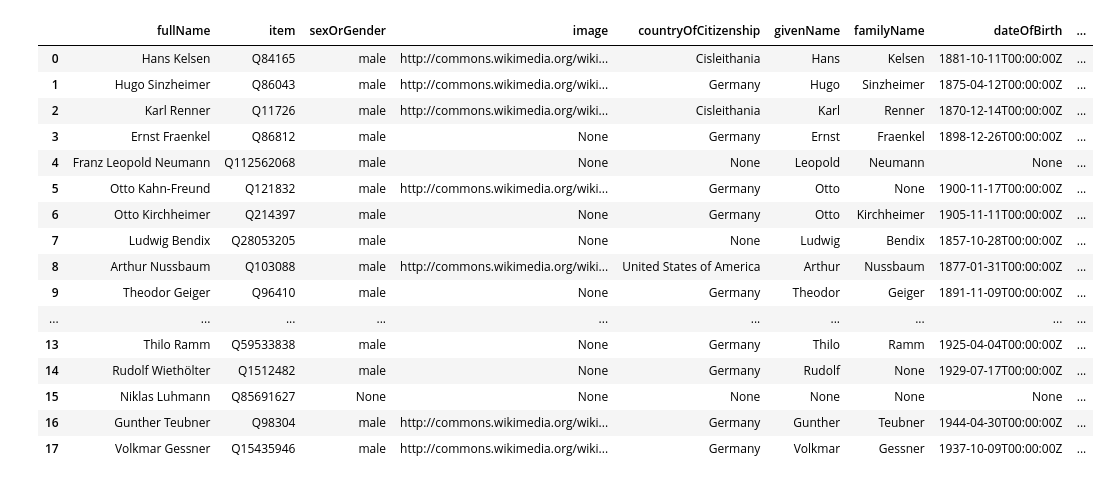
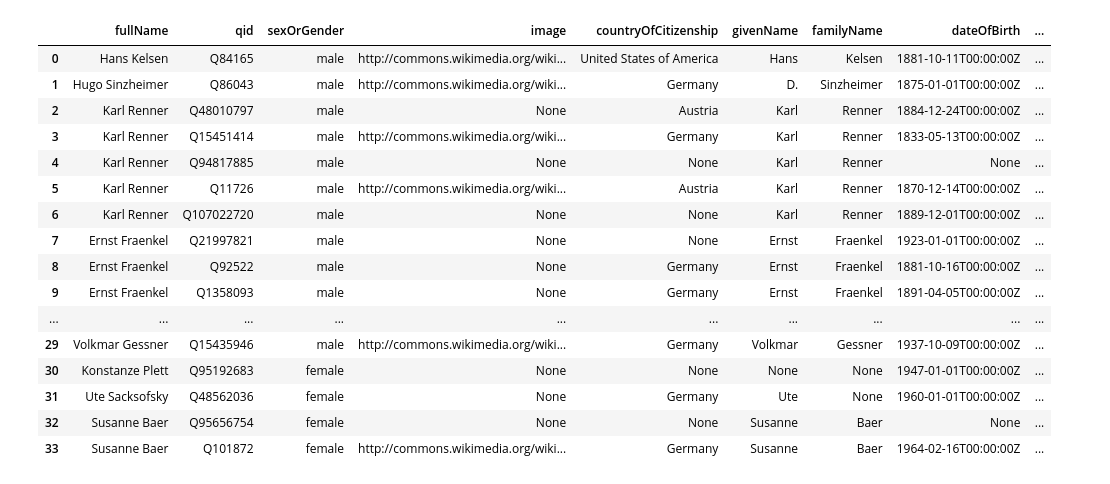
Before and after one commit to cboulanger/experiments, a Jupyter notebook: wikidata/query-wikidata.ipynb, the cells around one changed output. Saved outputs shown, nothing was run; the diff lists cells and outputs as text; code cells hidden in the pictures.

```diff
--- a/wikidata/query-wikidata.ipynb
+++ b/wikidata/query-wikidata.ipynb
@@ -131,7 +134,7 @@ def get_person_info_from_wikidata(names, property_map, language='en'):
 # Now calling the updated function with the 'language' parameter
 property_labels_to_ids = {
     'sexOrGender': 'P21',
-    'image': 'P18',
+#    'image': 'P18',
     'countryOfCitizenship': 'P27',
     'givenName': 'P735',
     'familyName': 'P734',
@@ -139,50 +142,52 @@ property_labels_to_ids = {
     'dateOfDeath': 'P570',
     'occupation': 'P106',
     'fieldOfWork': 'P101',
-    'employer': 'P108',
     'viaf_id': 'P214',
     'isni_id': 'P213',
     'gnd_id': 'P227'
 }
 
 scholars = [
     "Hans Kelsen",
     "Hugo Sinzheimer",
     "Karl Renner",
     "Ernst Fraenkel",
     "Franz Leopold Neumann",
     "Otto Kahn-Freund",
     "Otto Kirchheimer",
     "Herrmann Kantorowicz",
     "Ludwig Bendix",
     "Arthur Nussbaum",
     "Theodor Geiger",
     "Erhard Blankenburg",
     "Wolfgang Kaupen",
     "Rüdiger Lautmann",
     "Thilo Ramm",
     "Rudolf Wiethölter",
     "Niklas Luhmann",
     "Gunther Teubner",
-    "Volkmar Gessner"
+    "Volkmar Gessner",
+    "Konstanze Plett",
+    "Ute Sacksofsky",
+    "Susanne Baer"
 ]
 df = get_person_info_from_wikidata(scholars, property_labels_to_ids)
 df
 # %% [output]
-|  | fullName | item | sexOrGender | image | countryOfCitizenship | givenName | familyName | dateOfBirth | ... |
-| 0 | Hans Kelsen | Q84165 | male | http://commons.wikimedia.org/wiki... | Cisleithania | Hans | Kelsen | 1881-10-11T00:00:00Z | ... |
-| 1 | Hugo Sinzheimer | Q86043 | male | http://commons.wikimedia.org/wiki... | Germany | Hugo | Sinzheimer | 1875-04-12T00:00:00Z | ... |
-| 2 | Karl Renner | Q11726 | male | http://commons.wikimedia.org/wiki... | Cisleithania | Karl | Renner | 1870-12-14T00:00:00Z | ... |
-| 3 | Ernst Fraenkel | Q86812 | male | None | Germany | Ernst | Fraenkel | 1898-12-26T00:00:00Z | ... |
-| 4 | Franz Leopold Neumann | Q112562068 | male | None | None | Leopold | Neumann | None | ... |
-| 5 | Otto Kahn-Freund | Q121832 | male | http://commons.wikimedia.org/wiki... | Germany | Otto | None | 1900-11-17T00:00:00Z | ... |
-| 6 | Otto Kirchheimer | Q214397 | male | None | Germany | Otto | Kirchheimer | 1905-11-11T00:00:00Z | ... |
-| 7 | Ludwig Bendix | Q28053205 | male | None | None | Ludwig | Bendix | 1857-10-28T00:00:00Z | ... |
-| 8 | Arthur Nussbaum | Q103088 | male | http://commons.wikimedia.org/wiki... | United States of America | Arthur | Nussbaum | 1877-01-31T00:00:00Z | ... |
-| 9 | Theodor Geiger | Q96410 | male | None | Germany | Theodor | Geiger | 1891-11-09T00:00:00Z | ... |
+|  | fullName | qid | sexOrGender | image | countryOfCitizenship | givenName | familyName | dateOfBirth | ... |
+| 0 | Hans Kelsen | Q84165 | male | http://commons.wikimedia.org/wiki... | United States of America | Hans | Kelsen | 1881-10-11T00:00:00Z | ... |
+| 1 | Hugo Sinzheimer | Q86043 | male | http://commons.wikimedia.org/wiki... | Germany | D. | Sinzheimer | 1875-01-01T00:00:00Z | ... |
+| 2 | Karl Renner | Q48010797 | male | None | Austria | Karl | Renner | 1884-12-24T00:00:00Z | ... |
+| 3 | Karl Renner | Q15451414 | male | http://commons.wikimedia.org/wiki... | Germany | Karl | Renner | 1833-05-13T00:00:00Z | ... |
+| 4 | Karl Renner | Q94817885 | male | None | None | Karl | Renner | None | ... |
+| 5 | Karl Renner | Q11726 | male | http://commons.wikimedia.org/wiki... | Austria | Karl | Renner | 1870-12-14T00:00:00Z | ... |
+| 6 | Karl Renner | Q107022720 | male | None | None | Karl | Renner | 1889-12-01T00:00:00Z | ... |
+| 7 | Ernst Fraenkel | Q21997821 | male | None | None | Ernst | Fraenkel | 1923-01-01T00:00:00Z | ... |
+| 8 | Ernst Fraenkel | Q92522 | male | None | Germany | Ernst | Fraenkel | 1881-10-16T00:00:00Z | ... |
+| 9 | Ernst Fraenkel | Q1358093 | male | None | Germany | Ernst | Fraenkel | 1891-04-05T00:00:00Z | ... |
 | ... | ... | ... | ... | ... | ... | ... | ... | ... | ... |
-| 13 | Thilo Ramm | Q59533838 | male | None | Germany | Thilo | Ramm | 1925-04-04T00:00:00Z | ... |
-| 14 | Rudolf Wiethölter | Q1512482 | male | None | Germany | Rudolf | None | 1929-07-17T00:00:00Z | ... |
-| 15 | Niklas Luhmann | Q85691627 | None | None | None | None | None | None | ... |
-| 16 | Gunther Teubner | Q98304 | male | http://commons.wikimedia.org/wiki... | Germany | Gunther | Teubner | 1944-04-30T00:00:00Z | ... |
-| 17 | Volkmar Gessner | Q15435946 | male | http://commons.wikimedia.org/wiki... | Germany | Volkmar | Gessner | 1937-10-09T00:00:00Z | ... |
+| 29 | Volkmar Gessner | Q15435946 | male | http://commons.wikimedia.org/wiki... | Germany | Volkmar | Gessner | 1937-10-09T00:00:00Z | ... |
+| 30 | Konstanze Plett | Q95192683 | female | None | None | None | None | 1947-01-01T00:00:00Z | ... |
+| 31 | Ute Sacksofsky | Q48562036 | female | None | Germany | Ute | None | 1960-01-01T00:00:00Z | ... |
+| 32 | Susanne Baer | Q95656754 | female | None | None | Susanne | Baer | None | ... |
+| 33 | Susanne Baer | Q101872 | female | http://commons.wikimedia.org/wiki... | Germany | Susanne | Baer | 1964-02-16T00:00:00Z | ... |
```
Also changed, not shown: parts of 4 cells of this notebook, 3 other files.
